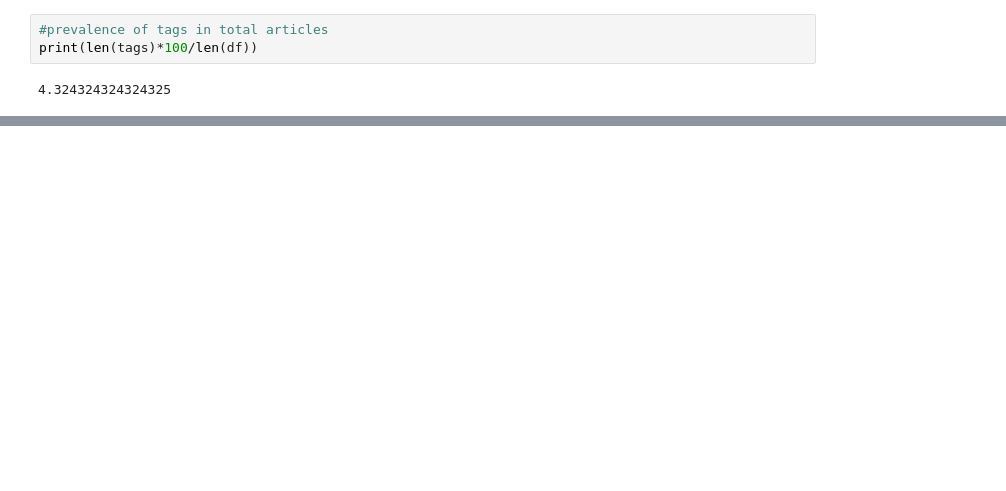
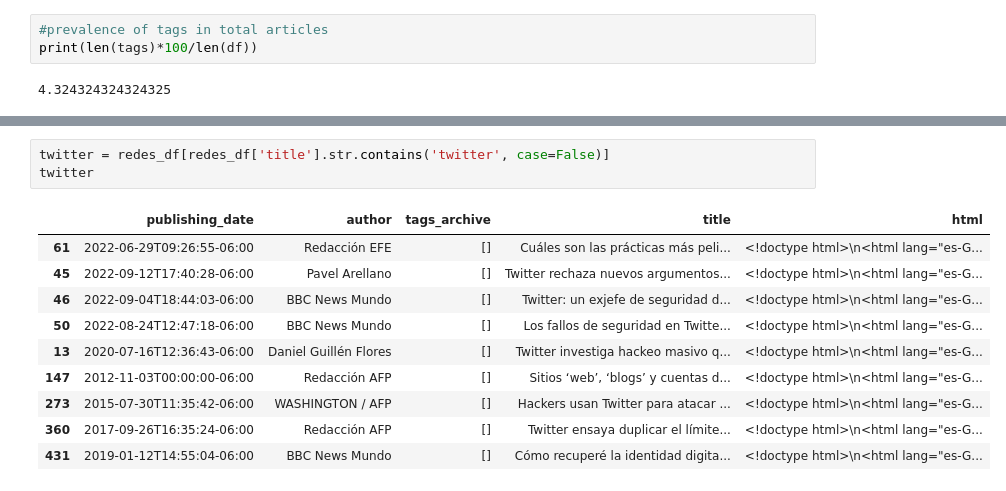
Before and after one commit to JeanPierreMR/PrensaLibre_scraping, a Jupyter notebook: dataCleaning.ipynb, the cells around one changed output, grey strips where cells are left out. Cells and saved outputs as stored; diff of their text form; blank space fills up the shorter version.

```diff
--- a/dataCleaning.ipynb
+++ b/dataCleaning.ipynb
@@ -260,0 +343,14 @@ De las noticias de menores, %44.44444444444444 son sobre abuso o explotacion sex
+# %%
+twitter = redes_df[redes_df['title'].str.contains('twitter', case=False)]
+twitter
+# %% [output]
+|  | publishing_date | author | tags_archive | title | html |
+| 61 | 2022-06-29T09:26:55-06:00 | Redacción EFE | [] | Cuáles son las prácticas más peli... | <!doctype html>\n<html lang="es-G... |
+| 45 | 2022-09-12T17:40:28-06:00 | Pavel Arellano | [] | Twitter rechaza nuevos argumentos... | <!doctype html>\n<html lang="es-G... |
+| 46 | 2022-09-04T18:44:03-06:00 | BBC News Mundo | [] | Twitter: un exjefe de seguridad d... | <!doctype html>\n<html lang="es-G... |
+| 50 | 2022-08-24T12:47:18-06:00 | BBC News Mundo | [] | Los fallos de seguridad en Twitte... | <!doctype html>\n<html lang="es-G... |
+| 13 | 2020-07-16T12:36:43-06:00 | Daniel Guillén Flores | [] | Twitter investiga hackeo masivo q... | <!doctype html>\n<html lang="es-G... |
+| 147 | 2012-11-03T00:00:00-06:00 | Redacción AFP | [] | Sitios ‘web’, ‘blogs’ y cuentas d... | <!doctype html>\n<html lang="es-G... |
+| 273 | 2015-07-30T11:35:42-06:00 | WASHINGTON / AFP | [] | Hackers usan Twitter para atacar ... | <!doctype html>\n<html lang="es-G... |
+| 360 | 2017-09-26T16:35:24-06:00 | Redacción AFP | [] | Twitter ensaya duplicar el límite... | <!doctype html>\n<html lang="es-G... |
+| 431 | 2019-01-12T14:55:04-06:00 | BBC News Mundo | [] | Cómo recuperé la identidad digita... | <!doctype html>\n<html lang="es-G... |
```
Also changed, not shown: parts of 15 cells of this notebook.
